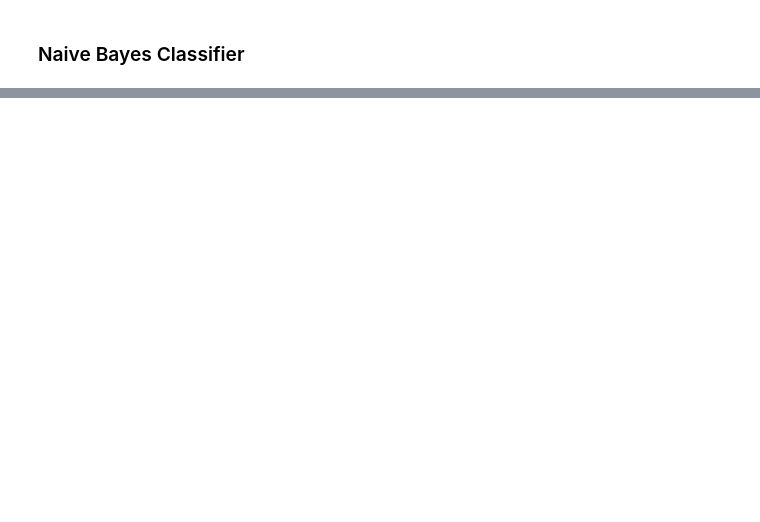
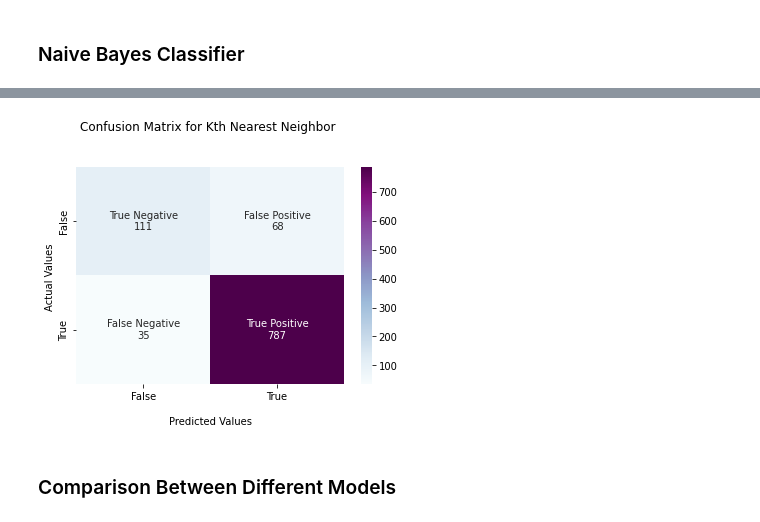
Before and after one commit to ShowmickKar/Hate-Speech-and-Offensive-Language-Detection-From-Twitter-Dataset, a Jupyter notebook: CSE422 PROJECT.ipynb, the cells around one changed output, grey strips where cells are left out. Cells and saved outputs as stored; diff of their text form; code cells hidden in the pictures; blank space fills up the shorter version.

```diff
--- a/CSE422 PROJECT.ipynb
+++ b/CSE422 PROJECT.ipynb
@@ -182,0 +182,6 @@ naive_bayes_classifier.score(X_test, y_test)
+# %%
+knn = KNN(n_neighbors = 3)
+knn.fit(X_train, y_train)
+knn_y_predict = knn.predict(X_test)
+knn_cf_matrix = confusion_matrix(y_test, knn_y_predict)
+knn_score = knn.score(X_test, y_test)
@@ -182,0 +219,7 @@ naive_bayes_classifier.score(X_test, y_test)
+# %%
+# Confusion Matrix for Kth Nearest Neighbor Model
+display_confusion_matrix(knn_cf_matrix, "Kth Nearest Neighbor", "BuPu")
+# %% [output]
+[figure, added]
+# %% [markdown]
+### Comparison Between Different Models
```
Also changed, not shown: parts of 11 cells of this notebook.
